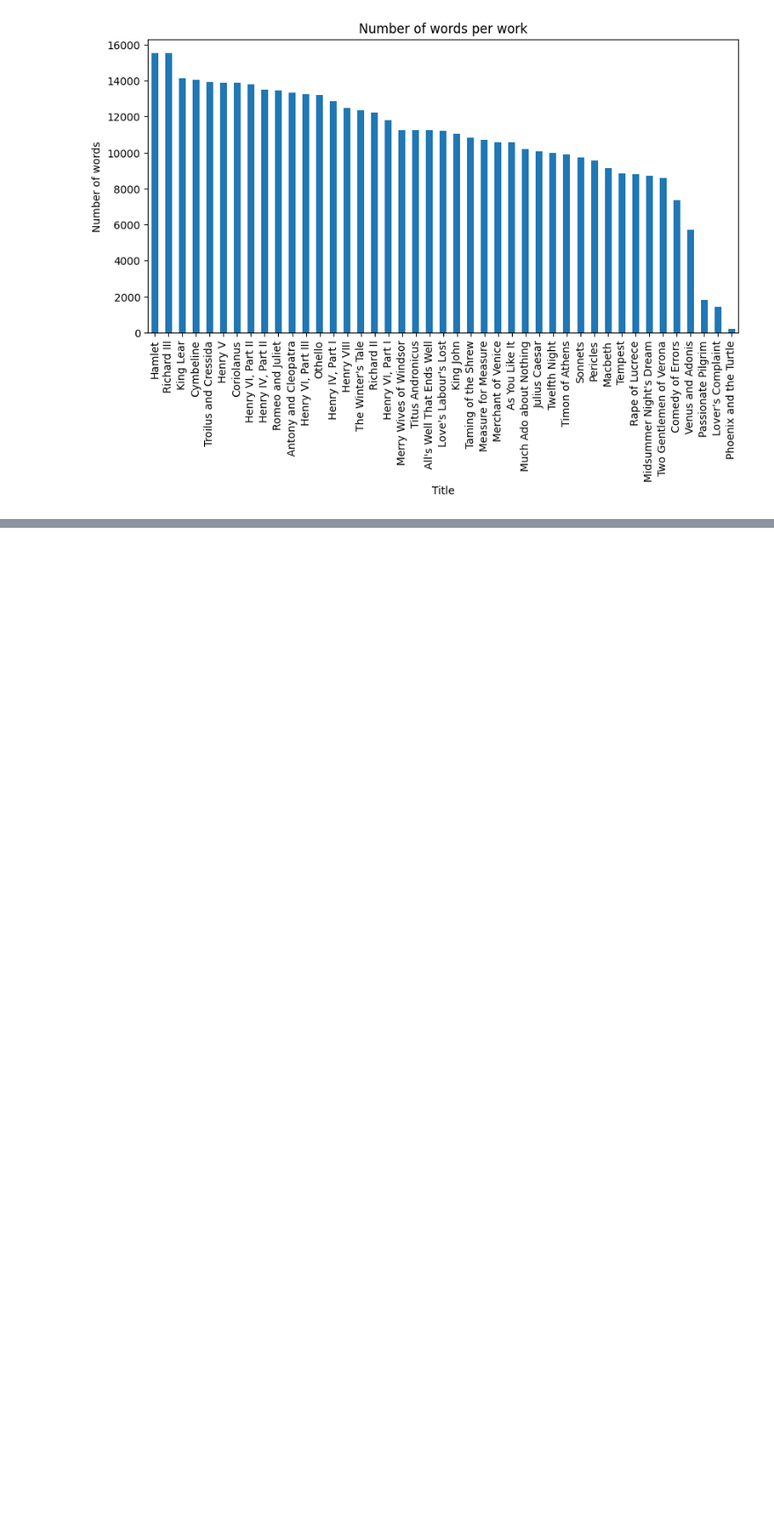
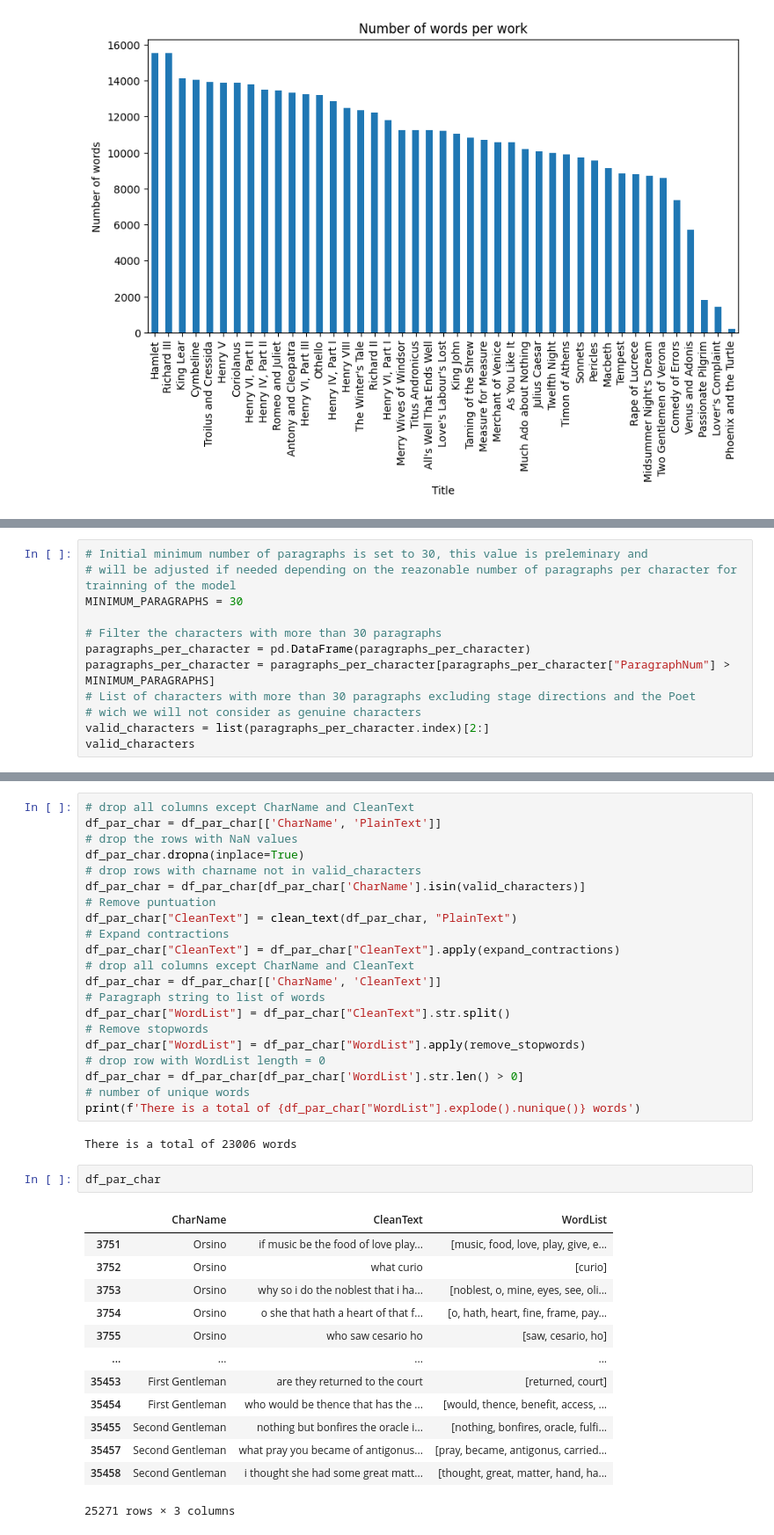
Before and after one commit to enzofali/intro-cd, a Jupyter notebook: Tarea_1/Tarea1_resolucion.ipynb, the cells around one changed output, grey strips where cells are left out. Shown: that part at 88% size. Saved outputs shown, nothing was run; the diff lists cells and outputs as text; blank space fills up the shorter version.

```diff
--- a/Tarea_1/Tarea1_resolucion.ipynb
+++ b/Tarea_1/Tarea1_resolucion.ipynb
@@ -930,0 +941,12 @@ plt.show()
+# %%
+# Initial minimum number of paragraphs is set to 30, this value is preleminary and
+# will be adjusted if needed depending on the reazonable number of paragraphs per character for trainning of the model
+MINIMUM_PARAGRAPHS = 30
+
+# Filter the characters with more than 30 paragraphs
+paragraphs_per_character = pd.DataFrame(paragraphs_per_character)
+paragraphs_per_character = paragraphs_per_character[paragraphs_per_character["ParagraphNum"] > MINIMUM_PARAGRAPHS]
+# List of characters with more than 30 paragraphs excluding stage directions and the Poet
+# wich we will not consider as genuine characters
+valid_characters = list(paragraphs_per_character.index)[2:]
+valid_characters
@@ -930,0 +971,39 @@ plt.show()
+# %%
+# drop all columns except CharName and CleanText
+df_par_char = df_par_char[['CharName', 'PlainText']]
+# drop the rows with NaN values
+df_par_char.dropna(inplace=True)
+# drop rows with charname not in valid_characters
+df_par_char = df_par_char[df_par_char['CharName'].isin(valid_characters)]
+# Remove puntuation
+df_par_char["CleanText"] = clean_text(df_par_char, "PlainText")
+# Expand contractions
+df_par_char["CleanText"] = df_par_char["CleanText"].apply(expand_contractions)
+# drop all columns except CharName and CleanText
+df_par_char = df_par_char[['CharName', 'CleanText']]
+# Paragraph string to list of words
+df_par_char["WordList"] = df_par_char["CleanText"].str.split()
+# Remove stopwords
+df_par_char["WordList"] = df_par_char["WordList"].apply(remove_stopwords)
+# drop row with WordList length = 0
+df_par_char = df_par_char[df_par_char['WordList'].str.len() > 0]
+# number of unique words
+print(f'There is a total of {df_par_char["WordList"].explode().nunique()} words')
+# %% [output]
+There is a total of 23006 words
+# %%
+df_par_char
+# %% [output]
+|  | CharName | CleanText | WordList |
+| 3751 | Orsino | if music be the food of love play... | [music, food, love, play, give, e... |
+| 3752 | Orsino | what curio | [curio] |
+| 3753 | Orsino | why so i do the noblest that i ha... | [noblest, o, mine, eyes, see, oli... |
+| 3754 | Orsino | o she that hath a heart of that f... | [o, hath, heart, fine, frame, pay... |
+| 3755 | Orsino | who saw cesario ho | [saw, cesario, ho] |
+| ... | ... | ... | ... |
+| 35453 | First Gentleman | are they returned to the court | [returned, court] |
+| 35454 | First Gentleman | who would be thence that has the ... | [would, thence, benefit, access, ... |
+| 35455 | Second Gentleman | nothing but bonfires the oracle i... | [nothing, bonfires, oracle, fulfi... |
+| 35457 | Second Gentleman | what pray you became of antigonus... | [pray, became, antigonus, carried... |
+| 35458 | Second Gentleman | i thought she had some great matt... | [thought, great, matter, hand, ha... |
+25271 rows × 3 columns
```
Also changed, not shown: parts of 15 cells of this notebook, 3 other files.
